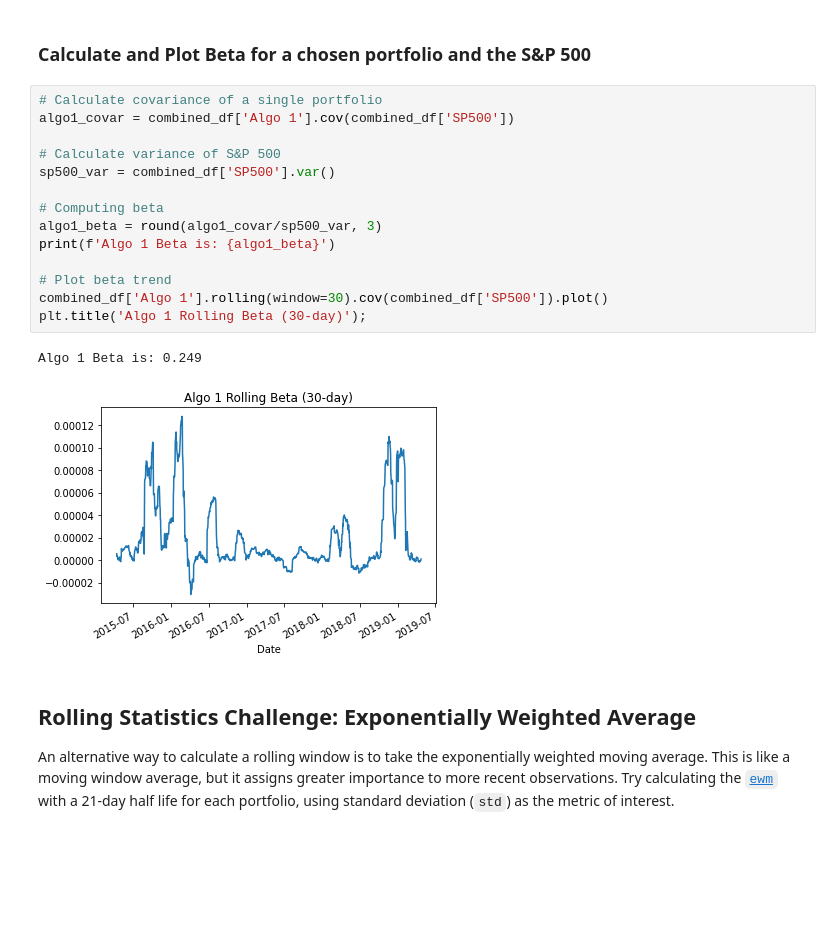
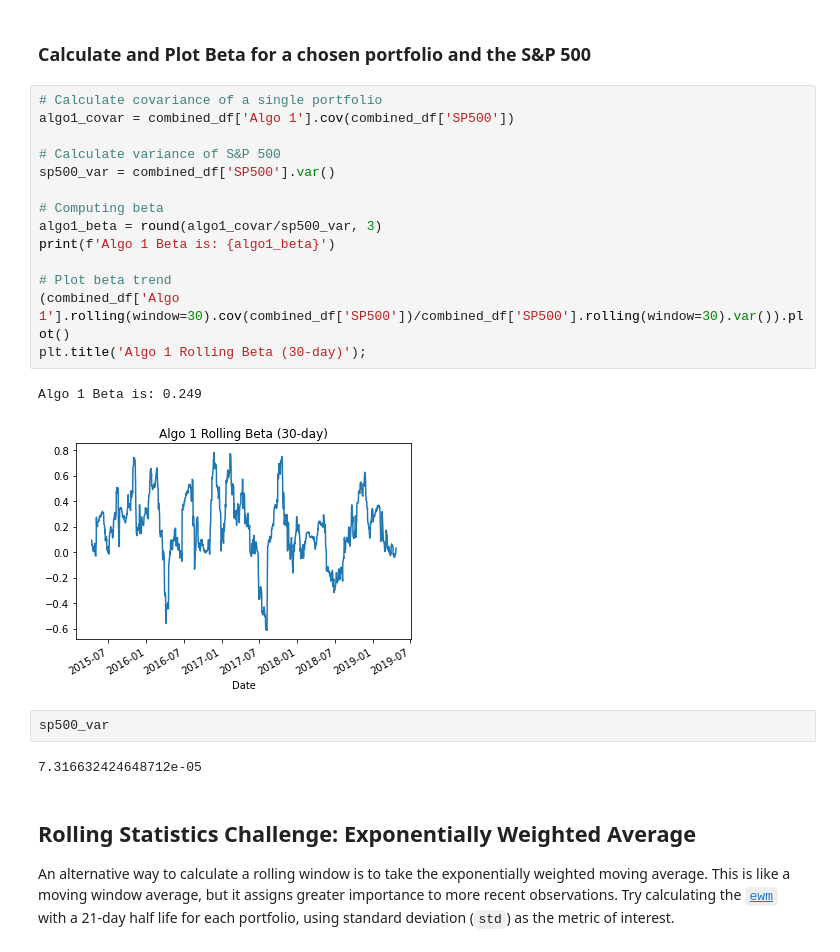
Before and after one commit to al-gladkow/Whale-Analysis, a Jupyter notebook: challenge-files/whale_analysis.ipynb, the cells around one changed output. Drawn from its saved outputs; the diff is of its cells as text; blank space fills up the shorter version.

Commit message:
Fixed some errors
errors were with plotting the rolling beta and calculating the sharp ratios

```diff
--- a/challenge-files/whale_analysis.ipynb
+++ b/challenge-files/whale_analysis.ipynb
@@ -313,20 +313,24 @@ plt.title('Portfolio Correlation');
 # %%
 # Calculate covariance of a single portfolio
 algo1_covar = combined_df['Algo 1'].cov(combined_df['SP500'])
 
 # Calculate variance of S&P 500
 sp500_var = combined_df['SP500'].var()
 
 # Computing beta
 algo1_beta = round(algo1_covar/sp500_var, 3)
 print(f'Algo 1 Beta is: {algo1_beta}')
 
 # Plot beta trend
-combined_df['Algo 1'].rolling(window=30).cov(combined_df['SP500']).plot()
+(combined_df['Algo 1'].rolling(window=30).cov(combined_df['SP500'])/combined_df['SP500'].rolling(window=30).var()).plot()
 plt.title('Algo 1 Rolling Beta (30-day)');
 # %% [output]
 Algo 1 Beta is: 0.249
-[figure, old version]
+[figure, new version]
+# %%
+sp500_var
+# %% [output]
+7.316632424648712e-05
 # %% [markdown]
 ## Rolling Statistics Challenge: Exponentially Weighted Average
 
```
Also changed, not shown: parts of 4 cells of this notebook.
